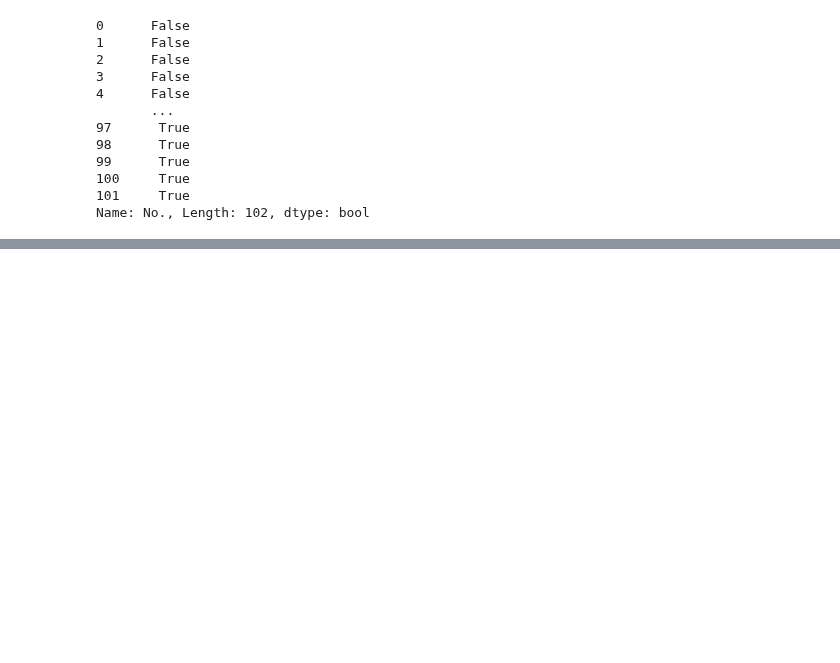
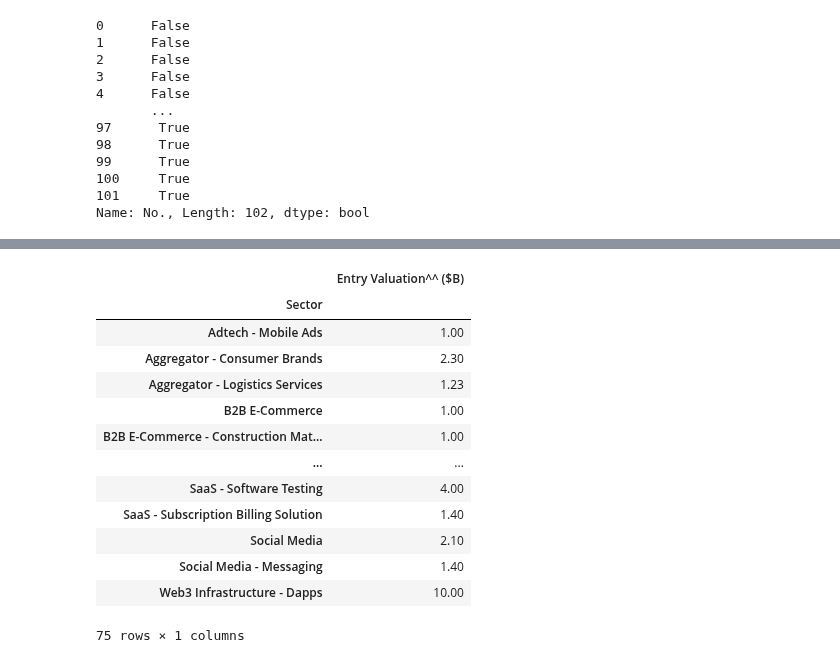
Before and after one commit to MlvPrasadOfficial/kaggle_notebooks, a Jupyter notebook: teach10pm-pandas.ipynb, the cells around one changed output, grey strips where cells are left out. Drawn from its saved outputs; the diff is of its cells as text; code cells hidden in the pictures; blank space fills up the shorter version.

```diff
--- a/teach10pm-pandas.ipynb
+++ b/teach10pm-pandas.ipynb
@@ -589,3 +569,9 @@ Name: No., Length: 102, dtype: bool
 # sorted_df = df.sort_values(['column1', 'column2'], [True, False])
 
 # sorted_df = df.sort_values([True, False],['column1', 'column2'])
+# %%
+import numpy as np
+x = np.zeros((4, 4))
+
+
+print(x)
@@ -591,0 +583,3 @@ Name: No., Length: 102, dtype: bool
+# %%
+x[::2, 1::2] = 1
+x
@@ -591,0 +591,3 @@ Name: No., Length: 102, dtype: bool
+# %%
+x[1::2, ::2] = 1
+x
@@ -591,0 +617,24 @@ Name: No., Length: 102, dtype: bool
+# %%
+# cutsom functions for aggregating group by
+import numpy as np
+def fun(x):
+    ans = np.sum(x) + 1
+    return ans
+
+grouped = df.groupby('Sector').agg({'Entry Valuation^^ ($B)': 'sum'})
+grouped
+# %% [output]
+|  | Entry Valuation^^ ($B) |
+| Sector |  |
+| Adtech - Mobile Ads | 1.00 |
+| Aggregator - Consumer Brands | 2.30 |
+| Aggregator - Logistics Services | 1.23 |
+| B2B E-Commerce | 1.00 |
+| B2B E-Commerce - Construction Mat... | 1.00 |
+| ... | ... |
+| SaaS - Software Testing | 4.00 |
+| SaaS - Subscription Billing Solution | 1.40 |
+| Social Media | 2.10 |
+| Social Media - Messaging | 1.40 |
+| Web3 Infrastructure - Dapps | 10.00 |
+75 rows × 1 columns
```
Also changed, not shown: parts of 8 cells of this notebook.
